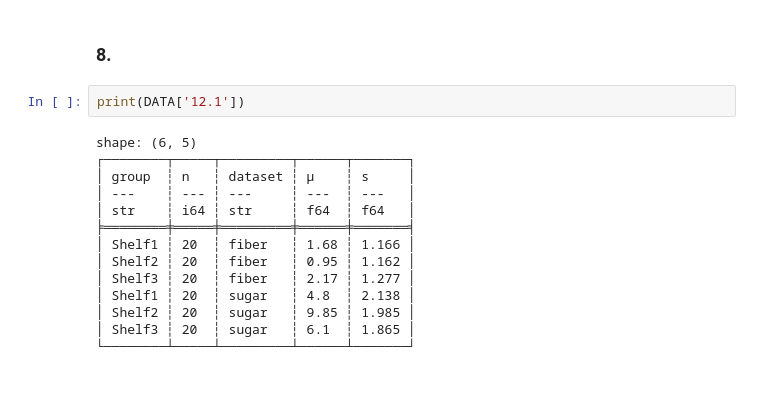
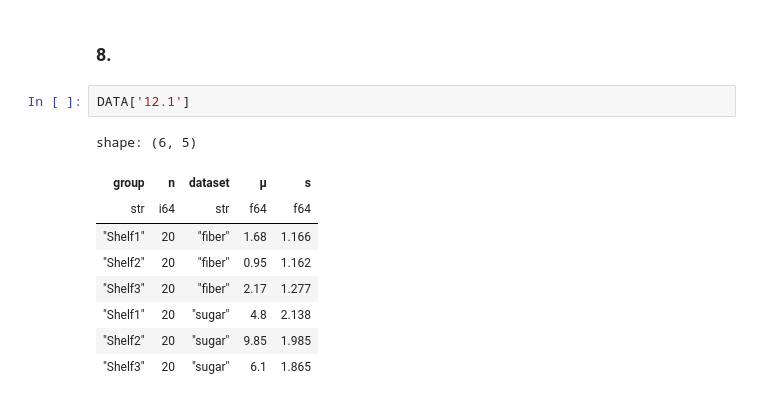
Before and after one commit to asterix314/SDAEI-Tamhane, a Jupyter notebook: ch12/Ch12.ipynb, the cells around one changed output. Saved outputs shown, nothing was run; the diff lists cells and outputs as text.

```diff
--- a/ch12/Ch12.ipynb
+++ b/ch12/Ch12.ipynb
@@ -845,19 +843,15 @@ Since p < α = 0.05, there are significant differences in weight gains among the
 # %% [markdown]
 ### 8.
 # %%
-print(DATA['12.1'])
+DATA['12.1']
 # %% [output]
 shape: (6, 5)
-┌────────┬─────┬─────────┬──────┬───────┐
-│ group  ┆ n   ┆ dataset ┆ μ    ┆ s     │
-│ ---    ┆ --- ┆ ---     ┆ ---  ┆ ---   │
-│ str    ┆ i64 ┆ str     ┆ f64  ┆ f64   │
-╞════════╪═════╪═════════╪══════╪═══════╡
-│ Shelf1 ┆ 20  ┆ fiber   ┆ 1.68 ┆ 1.166 │
-│ Shelf2 ┆ 20  ┆ fiber   ┆ 0.95 ┆ 1.162 │
-│ Shelf3 ┆ 20  ┆ fiber   ┆ 2.17 ┆ 1.277 │
-│ Shelf1 ┆ 20  ┆ sugar   ┆ 4.8  ┆ 2.138 │
-│ Shelf2 ┆ 20  ┆ sugar   ┆ 9.85 ┆ 1.985 │
-│ Shelf3 ┆ 20  ┆ sugar   ┆ 6.1  ┆ 1.865 │
-└────────┴─────┴─────────┴──────┴───────┘
+| group | n | dataset | μ | s |
+| str | i64 | str | f64 | f64 |
+| "Shelf1" | 20 | "fiber" | 1.68 | 1.166 |
+| "Shelf2" | 20 | "fiber" | 0.95 | 1.162 |
+| "Shelf3" | 20 | "fiber" | 2.17 | 1.277 |
+| "Shelf1" | 20 | "sugar" | 4.8 | 2.138 |
+| "Shelf2" | 20 | "sugar" | 9.85 | 1.985 |
+| "Shelf3" | 20 | "sugar" | 6.1 | 1.865 |
 # %%
```
Also changed, not shown: parts of 8 cells of this notebook.
